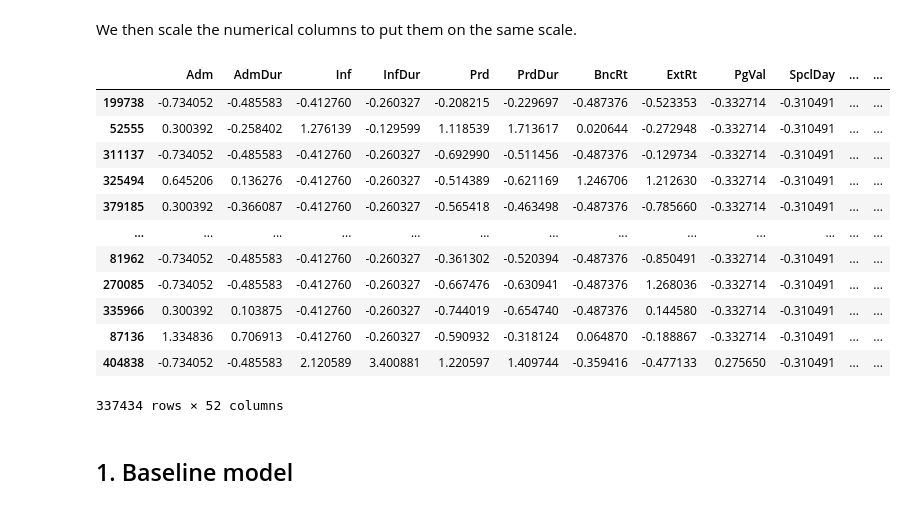
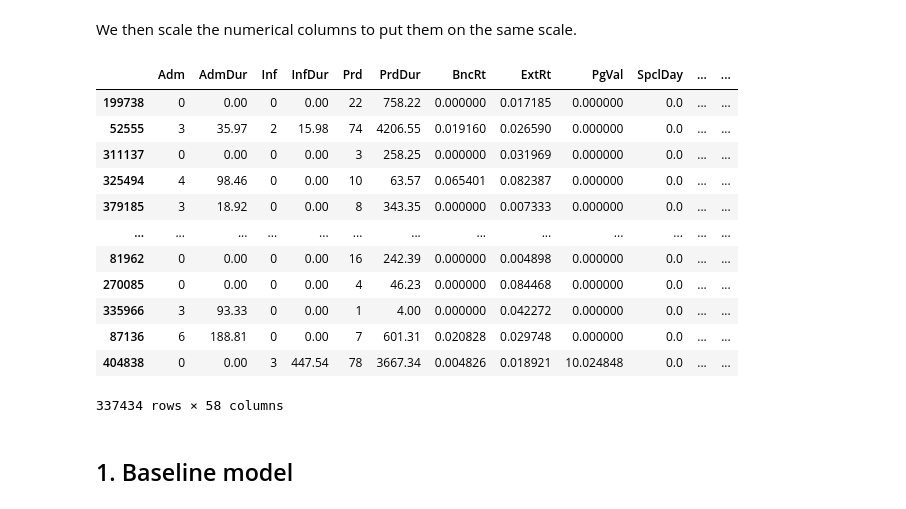
Before and after one commit to ericks-on/Online-Shoppers-logistic-regression-model, a Jupyter notebook: index.ipynb, the cells around one changed output. Drawn from its saved outputs; the diff is of its cells as text; code cells hidden in the pictures.

```diff
--- a/index.ipynb
+++ b/index.ipynb
@@ -396,30 +391,30 @@ X_test_scaled = pd.DataFrame(
 # %%
 # combining the dataframes to one
-X_train_preprocessed = pd.concat(
-    [X_train_scaled, X_train_dummy],
+X_train = pd.concat(
+    [X_train, X_train_dummy],
     axis=1
 )
 
-X_test_preprocessed = pd.concat(
-    [X_test_scaled, X_test_dummy],
+X_test = pd.concat(
+    [X_test, X_test_dummy],
     axis=1
 )
 
-X_train_preprocessed
+X_train
 # %% [output]
 |  | Adm | AdmDur | Inf | InfDur | Prd | PrdDur | BncRt | ExtRt | PgVal | SpclDay | ... | ... |
-| 199738 | -0.734052 | -0.485583 | -0.412760 | -0.260327 | -0.208215 | -0.229697 | -0.487376 | -0.523353 | -0.332714 | -0.310491 | ... | ... |
-| 52555 | 0.300392 | -0.258402 | 1.276139 | -0.129599 | 1.118539 | 1.713617 | 0.020644 | -0.272948 | -0.332714 | -0.310491 | ... | ... |
-| 311137 | -0.734052 | -0.485583 | -0.412760 | -0.260327 | -0.692990 | -0.511456 | -0.487376 | -0.129734 | -0.332714 | -0.310491 | ... | ... |
-| 325494 | 0.645206 | 0.136276 | -0.412760 | -0.260327 | -0.514389 | -0.621169 | 1.246706 | 1.212630 | -0.332714 | -0.310491 | ... | ... |
-| 379185 | 0.300392 | -0.366087 | -0.412760 | -0.260327 | -0.565418 | -0.463498 | -0.487376 | -0.785660 | -0.332714 | -0.310491 | ... | ... |
+| 199738 | 0 | 0.00 | 0 | 0.00 | 22 | 758.22 | 0.000000 | 0.017185 | 0.000000 | 0.0 | ... | ... |
+| 52555 | 3 | 35.97 | 2 | 15.98 | 74 | 4206.55 | 0.019160 | 0.026590 | 0.000000 | 0.0 | ... | ... |
+| 311137 | 0 | 0.00 | 0 | 0.00 | 3 | 258.25 | 0.000000 | 0.031969 | 0.000000 | 0.0 | ... | ... |
+| 325494 | 4 | 98.46 | 0 | 0.00 | 10 | 63.57 | 0.065401 | 0.082387 | 0.000000 | 0.0 | ... | ... |
+| 379185 | 3 | 18.92 | 0 | 0.00 | 8 | 343.35 | 0.000000 | 0.007333 | 0.000000 | 0.0 | ... | ... |
 | ... | ... | ... | ... | ... | ... | ... | ... | ... | ... | ... | ... | ... |
-| 81962 | -0.734052 | -0.485583 | -0.412760 | -0.260327 | -0.361302 | -0.520394 | -0.487376 | -0.850491 | -0.332714 | -0.310491 | ... | ... |
-| 270085 | -0.734052 | -0.485583 | -0.412760 | -0.260327 | -0.667476 | -0.630941 | -0.487376 | 1.268036 | -0.332714 | -0.310491 | ... | ... |
-| 335966 | 0.300392 | 0.103875 | -0.412760 | -0.260327 | -0.744019 | -0.654740 | -0.487376 | 0.144580 | -0.332714 | -0.310491 | ... | ... |
-| 87136 | 1.334836 | 0.706913 | -0.412760 | -0.260327 | -0.590932 | -0.318124 | 0.064870 | -0.188867 | -0.332714 | -0.310491 | ... | ... |
-| 404838 | -0.734052 | -0.485583 | 2.120589 | 3.400881 | 1.220597 | 1.409744 | -0.359416 | -0.477133 | 0.275650 | -0.310491 | ... | ... |
+| 81962 | 0 | 0.00 | 0 | 0.00 | 16 | 242.39 | 0.000000 | 0.004898 | 0.000000 | 0.0 | ... | ... |
+| 270085 | 0 | 0.00 | 0 | 0.00 | 4 | 46.23 | 0.000000 | 0.084468 | 0.000000 | 0.0 | ... | ... |
+| 335966 | 3 | 93.33 | 0 | 0.00 | 1 | 4.00 | 0.000000 | 0.042272 | 0.000000 | 0.0 | ... | ... |
+| 87136 | 6 | 188.81 | 0 | 0.00 | 7 | 601.31 | 0.020828 | 0.029748 | 0.000000 | 0.0 | ... | ... |
+| 404838 | 0 | 0.00 | 3 | 447.54 | 78 | 3667.34 | 0.004826 | 0.018921 | 10.024848 | 0.0 | ... | ... |
-337434 rows × 52 columns
+337434 rows × 58 columns
 # %% [markdown]
 ## 1. Baseline model
 # %% [markdown]
```
Also changed, not shown: parts of 14 cells of this notebook.
